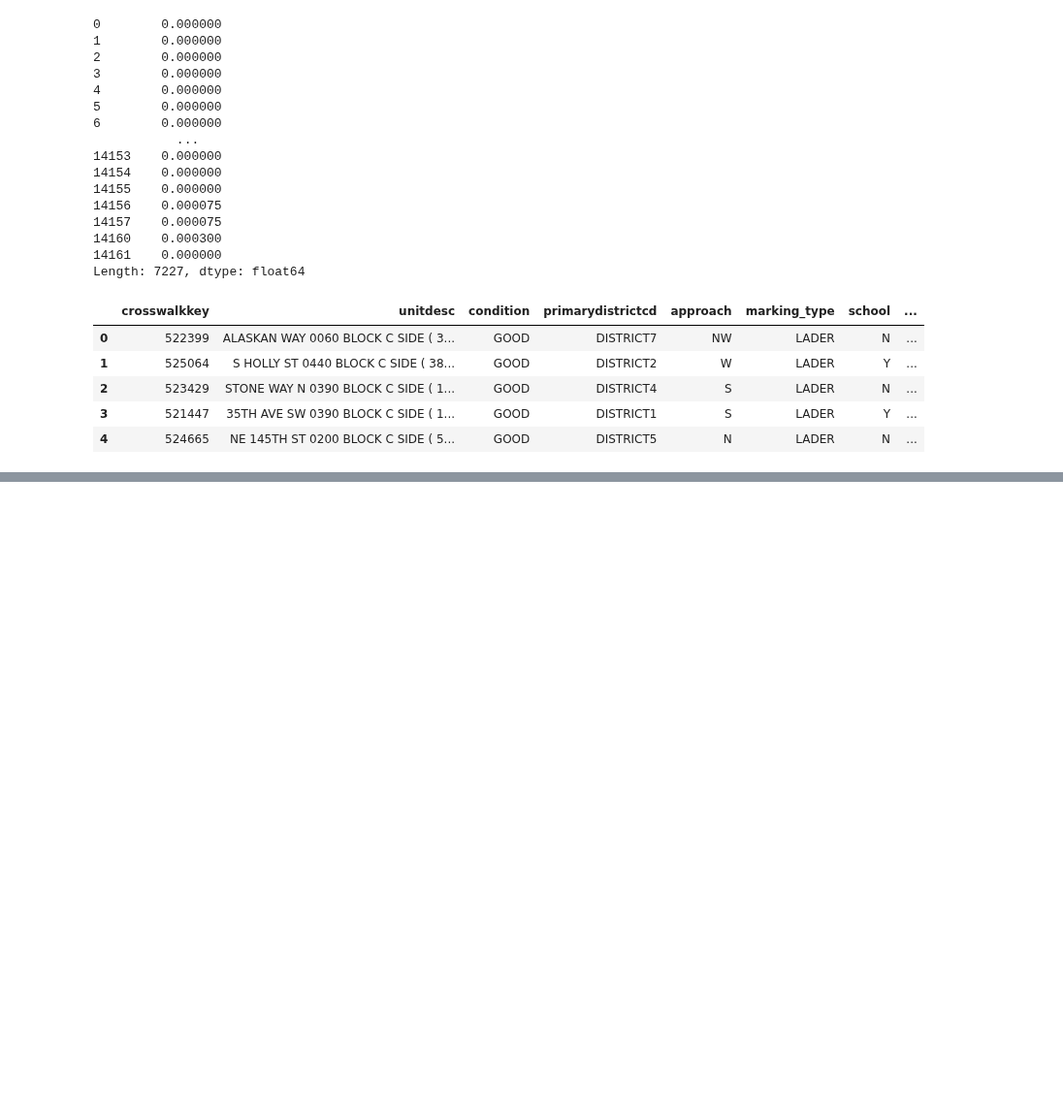
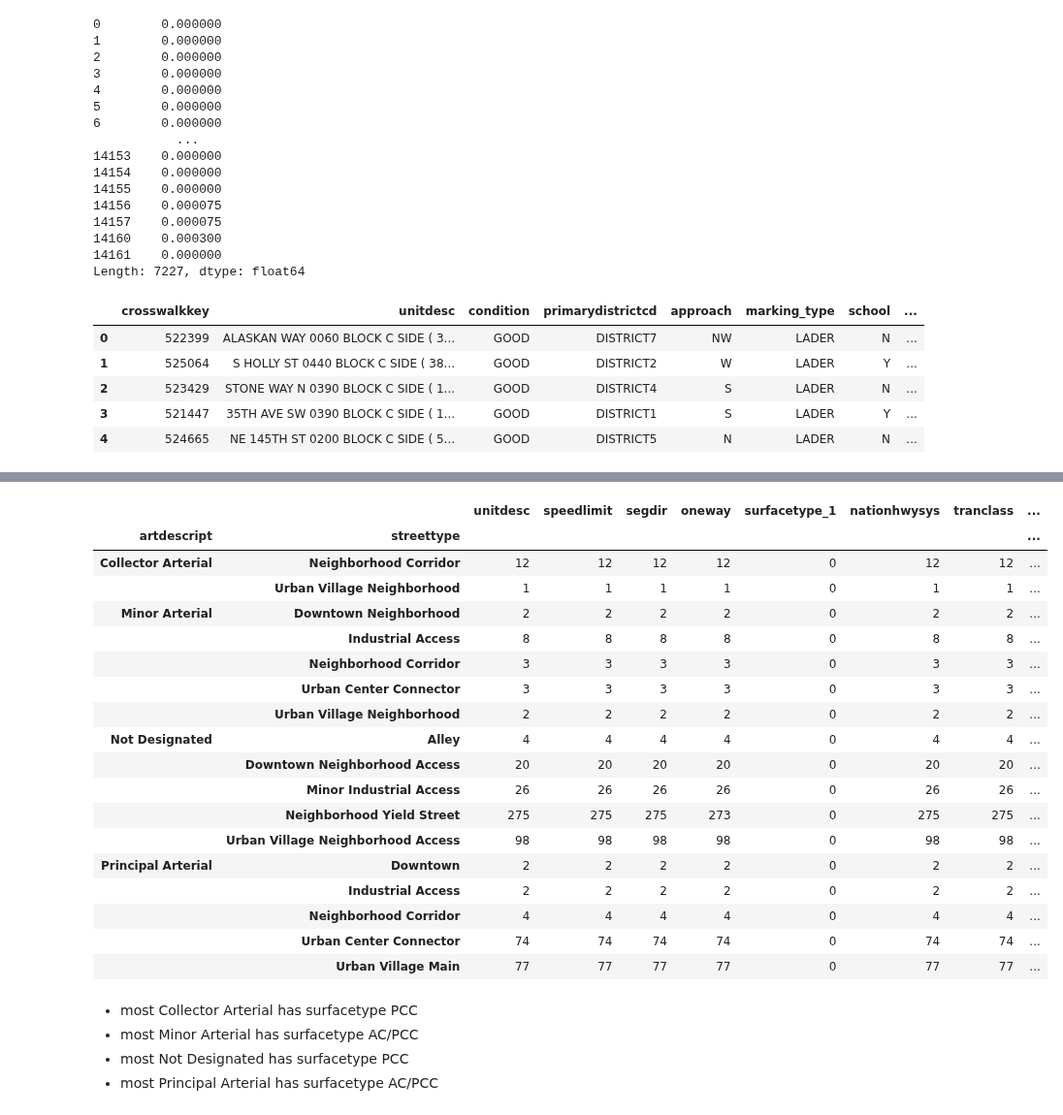
Before and after one commit to DataCircles/traffic_collisions_ml_team1, a Jupyter notebook: notebooks/cindy_allmerge.ipynb, the cells around one changed output, grey strips where cells are left out. Shown at 97% size. Cells and saved outputs as stored; diff of their text form; code cells hidden in the pictures; blank space fills up the shorter version.

Commit message:
create blocks sev dataset

```diff
--- a/notebooks/cindy_allmerge.ipynb
+++ b/notebooks/cindy_allmerge.ipynb
@@ -21,7 +21,7 @@ plt.style.use('dark_background')
 %load_ext autoreload
 %autoreload 2
 
-pd.set_option('display.min_row', 15)
+pd.set_option('display.min_row', 100)
 pd.set_option('display.max_column', 300)
 pd.set_option('display.max_colwidth', 300)
 # %% [output]
@@ -587,0 +592,4 @@ xwalk_collisions.head()
+# %%
+blocks = pd.read_csv('../data/Seattle_Streets.csv')
+# %%
+blocks.columns = blocks.columns.map(str.lower)
@@ -587,0 +667,7 @@ xwalk_collisions.head()
+# %%
+drop_blocks = ['objectid', 'artclass', 'compkey', 'unitid', 'unitid2', 'unitidsort','stname_ord', 'xstrlo',
+               'xstrhi', 'owner','status', 'blocknbr', 'onewaydir', 'flow', 'seglength', 'surfacewidth',
+               'surfacetype_2', 'intrlo', 'dirlo', 'intkeylo', 'intrhi', 'dirhi', 'pvmtcondindx1',
+               'pvmtcondindx2', 'pvmtcategory', 'shape_length']
+
+blocks.drop(columns=drop_blocks, inplace=True)
@@ -587,0 +701,27 @@ xwalk_collisions.head()
+# %%
+blocks[blocks['surfacetype_1'].isnull()].groupby(['artdescript', 'streettype']).count()
+# %% [output]
+|  |  | unitdesc | speedlimit | segdir | oneway | surfacetype_1 | nationhwysys | tranclass | ... |
+| artdescript | streettype |  |  |  |  |  |  |  | ... |
+| Collector Arterial | Neighborhood Corridor | 12 | 12 | 12 | 12 | 0 | 12 | 12 | ... |
+|  | Urban Village Neighborhood | 1 | 1 | 1 | 1 | 0 | 1 | 1 | ... |
+| Minor Arterial | Downtown Neighborhood | 2 | 2 | 2 | 2 | 0 | 2 | 2 | ... |
+|  | Industrial Access | 8 | 8 | 8 | 8 | 0 | 8 | 8 | ... |
+|  | Neighborhood Corridor | 3 | 3 | 3 | 3 | 0 | 3 | 3 | ... |
+|  | Urban Center Connector | 3 | 3 | 3 | 3 | 0 | 3 | 3 | ... |
+|  | Urban Village Neighborhood | 2 | 2 | 2 | 2 | 0 | 2 | 2 | ... |
+| Not Designated | Alley | 4 | 4 | 4 | 4 | 0 | 4 | 4 | ... |
+|  | Downtown Neighborhood Access | 20 | 20 | 20 | 20 | 0 | 20 | 20 | ... |
+|  | Minor Industrial Access | 26 | 26 | 26 | 26 | 0 | 26 | 26 | ... |
+|  | Neighborhood Yield Street | 275 | 275 | 275 | 273 | 0 | 275 | 275 | ... |
+|  | Urban Village Neighborhood Access | 98 | 98 | 98 | 98 | 0 | 98 | 98 | ... |
+| Principal Arterial | Downtown | 2 | 2 | 2 | 2 | 0 | 2 | 2 | ... |
+|  | Industrial Access | 2 | 2 | 2 | 2 | 0 | 2 | 2 | ... |
+|  | Neighborhood Corridor | 4 | 4 | 4 | 4 | 0 | 4 | 4 | ... |
+|  | Urban Center Connector | 74 | 74 | 74 | 74 | 0 | 74 | 74 | ... |
+|  | Urban Village Main | 77 | 77 | 77 | 77 | 0 | 77 | 77 | ... |
+# %% [markdown]
+- most Collector Arterial has surfacetype PCC
+- most Minor Arterial has surfacetype AC/PCC
+- most Not Designated has surfacetype PCC
+- most Principal Arterial has surfacetype AC/PCC
```
Also changed, not shown: parts of 44 cells of this notebook.
